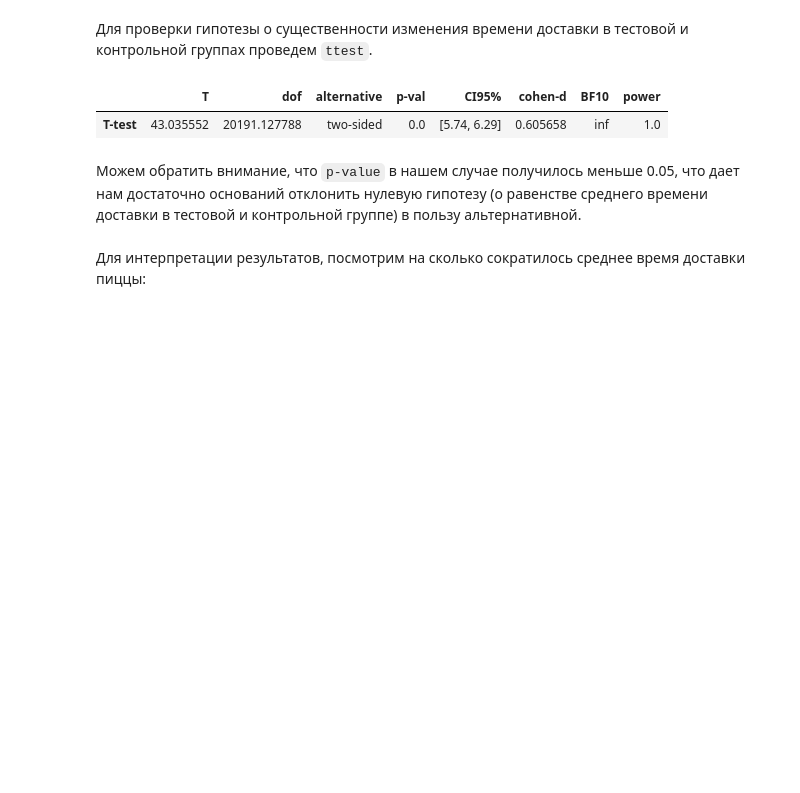
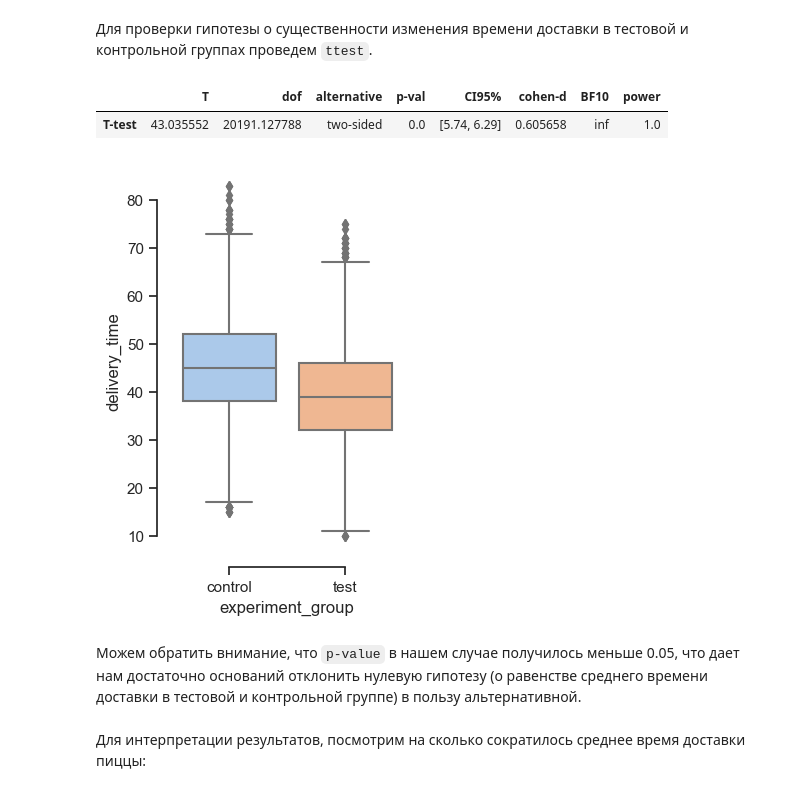
Before and after one commit to tabbols95/AB-testing, a Jupyter notebook: pizza_delivery_edu.ipynb, the cells around one changed output. Drawn from its saved outputs; the diff is of its cells as text; code cells hidden in the pictures; blank space fills up the shorter version.

```diff
--- a/pizza_delivery_edu.ipynb
+++ b/pizza_delivery_edu.ipynb
@@ -105,6 +105,13 @@ pg.ttest(data_control_gr, data_test_gr)
 # %% [output]
 |  | T | dof | alternative | p-val | CI95% | cohen-d | BF10 | power |
 | T-test | 43.035552 | 20191.127788 | two-sided | 0.0 | [5.74, 6.29] | 0.605658 | inf | 1.0 |
+# %%
+plt.figure(figsize=(3, 5))
+sns.set_theme(style='ticks', palette='pastel')
+sns.boxplot(x='experiment_group', y='delivery_time', data=data)
+sns.despine(offset=10, trim=True)
+# %% [output]
+[figure, added]
 # %% [markdown]
 Можем обратить внимание, что `p-value` в нашем случае получилось меньше 0.05, что дает нам достаточно оснований отклонить нулевую гипотезу (о равенстве среднего времени доставки в тестовой и контрольной группе) в пользу альтернативной.
 # %% [markdown]
```
Also changed, not shown: parts of 1 cell of this notebook.
